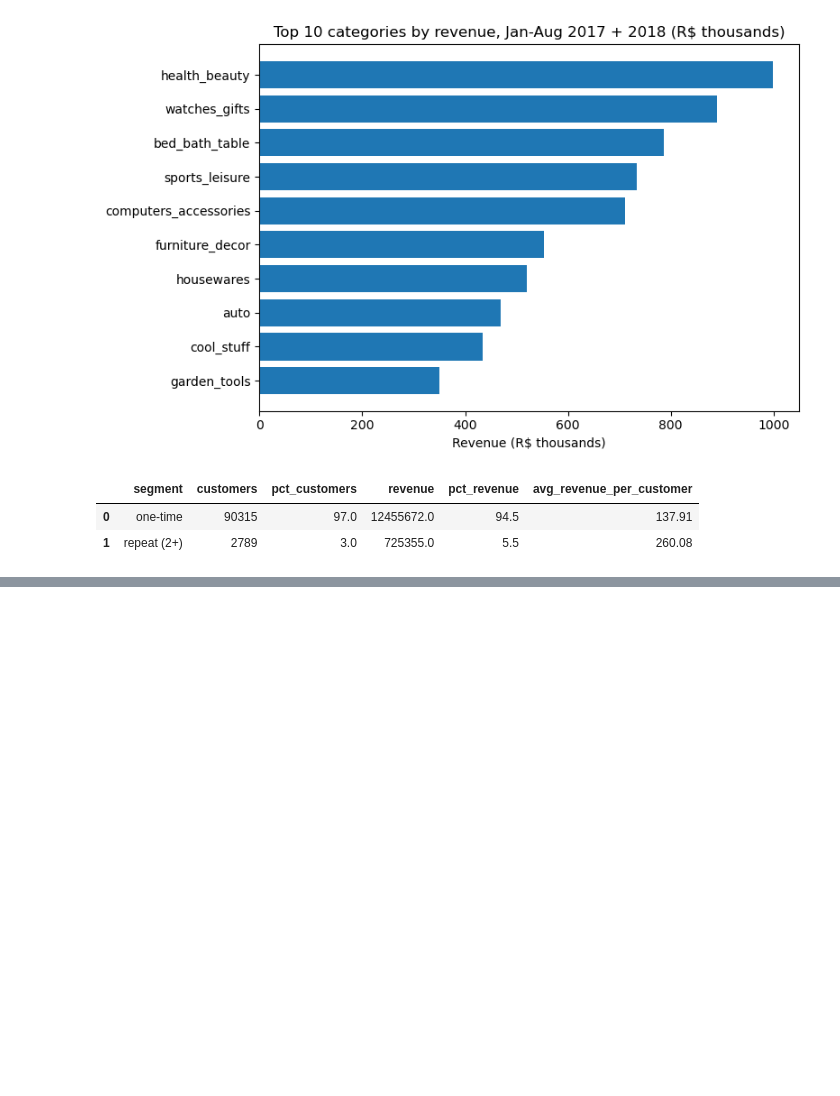
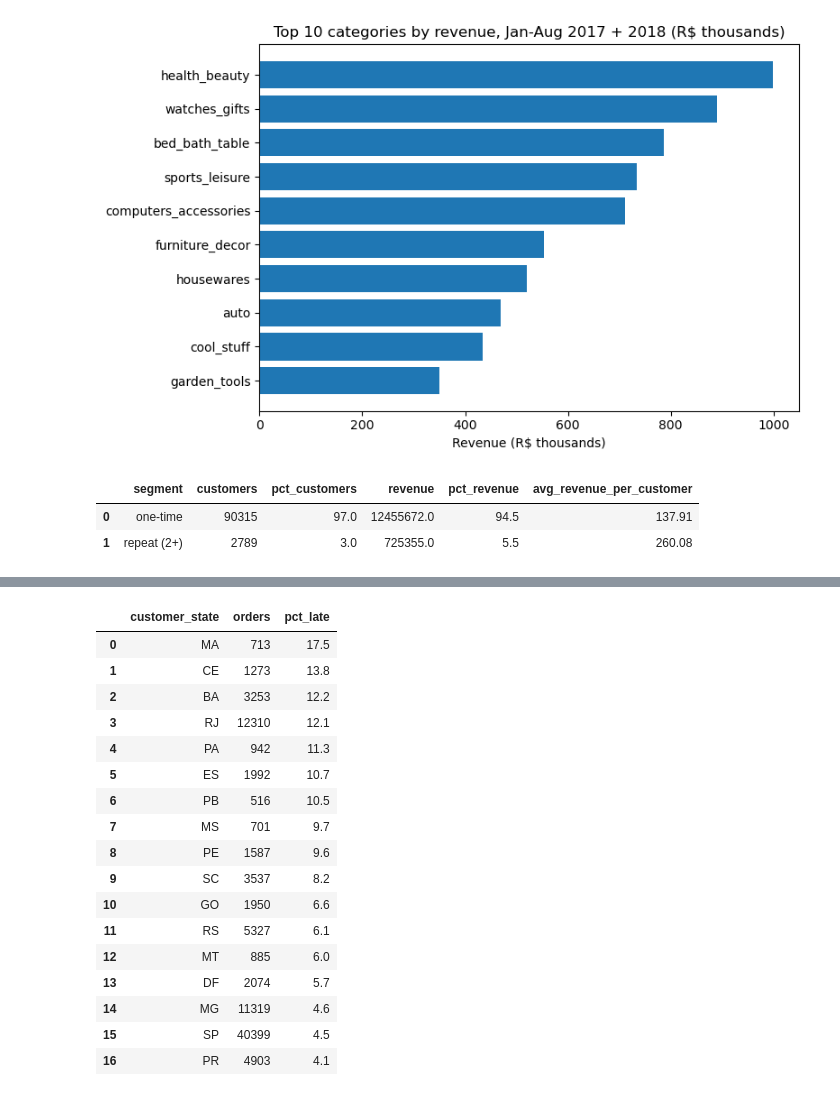
Before and after one commit to Knk19503/ecommerce-analysis, a Jupyter notebook: notebooks/01_setup.ipynb, the cells around one changed output, grey strips where cells are left out. Saved outputs shown, nothing was run; the diff lists cells and outputs as text; code cells hidden in the pictures; blank space fills up the shorter version.

```diff
--- a/notebooks/01_setup.ipynb
+++ b/notebooks/01_setup.ipynb
@@ -312,0 +353,37 @@ rep
+# %%
+state = con.execute("""
+SELECT c.customer_state,
+       COUNT(*) AS orders,
+       ROUND(100.0 * AVG(CASE WHEN CAST(o.order_delivered_customer_date AS DATE)
+                                 > CAST(o.order_estimated_delivery_date AS DATE)
+                              THEN 1 ELSE 0 END), 1) AS pct_late
+FROM orders o
+JOIN customers c ON c.customer_id = o.customer_id
+WHERE o.order_status = 'delivered'
+  AND o.order_delivered_customer_date IS NOT NULL
+  AND o.order_purchase_timestamp >= '2017-01-01'
+  AND o.order_purchase_timestamp <  '2018-09-01'
+GROUP BY c.customer_state
+HAVING COUNT(*) >= 500
+ORDER BY pct_late DESC
+""").df()
+state
+# %% [output]
+|  | customer_state | orders | pct_late |
+| 0 | MA | 713 | 17.5 |
+| 1 | CE | 1273 | 13.8 |
+| 2 | BA | 3253 | 12.2 |
+| 3 | RJ | 12310 | 12.1 |
+| 4 | PA | 942 | 11.3 |
+| 5 | ES | 1992 | 10.7 |
+| 6 | PB | 516 | 10.5 |
+| 7 | MS | 701 | 9.7 |
+| 8 | PE | 1587 | 9.6 |
+| 9 | SC | 3537 | 8.2 |
+| 10 | GO | 1950 | 6.6 |
+| 11 | RS | 5327 | 6.1 |
+| 12 | MT | 885 | 6.0 |
+| 13 | DF | 2074 | 5.7 |
+| 14 | MG | 11319 | 4.6 |
+| 15 | SP | 40399 | 4.5 |
+| 16 | PR | 4903 | 4.1 |
```
Also changed, not shown: parts of 2 cells of this notebook.
